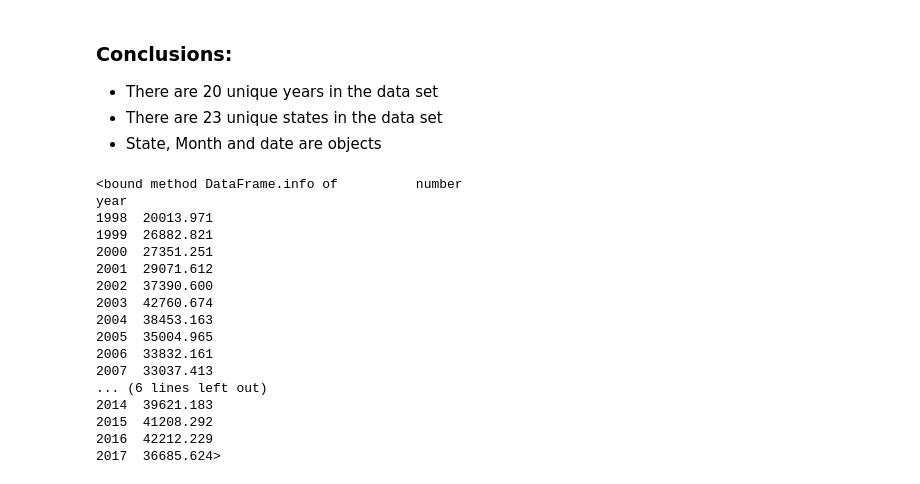
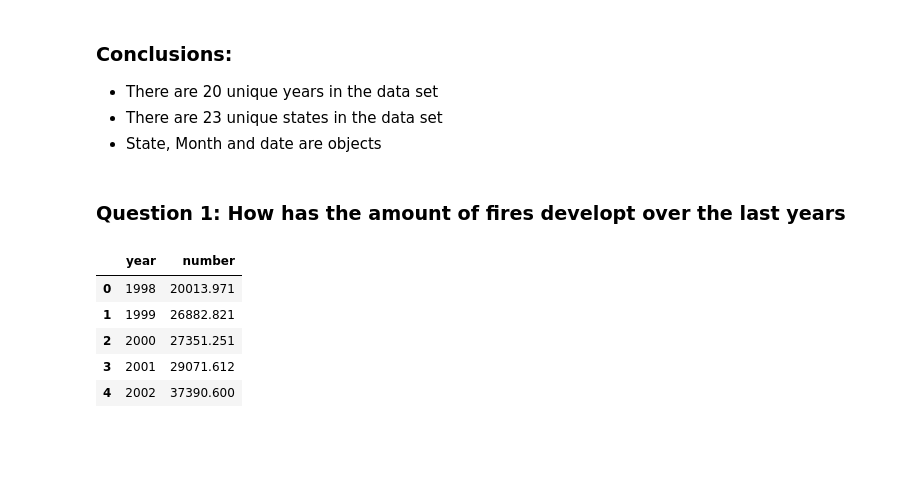
Before and after one commit to Bramvans/DEMO_PROJECTS, a Jupyter notebook: Brazil Forest Fires/Brazil Forest Fires Analysis.ipynb, the cells around one changed output. Saved outputs shown, nothing was run; the diff lists cells and outputs as text; code cells hidden in the pictures; blank space fills up the shorter version.

Commit message:
Updated Brazil Forest Fires

```diff
--- a/Brazil Forest Fires/Brazil Forest Fires Analysis.ipynb
+++ b/Brazil Forest Fires/Brazil Forest Fires Analysis.ipynb
@@ -25,7 +34,7 @@ import plotly.graph_objs as go
 ## Part 2: Import the dataset
 # %%
 #### Read in the data set ####
-df = pd.read_csv("C:\\Users\\schai495\\Desktop\\Brazil Forest Fires\\amazon.csv", sep=",", engine='python')
+df = pd.read_csv("C:\\Users\\schai495\\Documents\\GitHub\\DEMO_PROJECTS\\Brazil Forest Fires\\amazon.csv", sep=",", engine='python')
 # %% [markdown]
 ## Part 3: Exploratory Analysis
 This part is about getting to know our dataset
@@ -74,25 +83,17 @@ Dataset Shape: (6454, 5)
 - There are 20 unique years in the data set
 - There are 23 unique states in the data set
 - State, Month and date are objects
+# %% [markdown]
+### Question 1: How has the amount of fires developt over the last years
 # %%
-#### Count the variables and their respective distribution ####
+#### Count the fires by year and visualize ####
 YEAR = df.groupby(['year']).sum()
-YEAR.info
+YEAR = YEAR.reset_index()
+YEAR.head()
 # %% [output]
-<bound method DataFrame.info of          number
-year
-1998  20013.971
-1999  26882.821
-2000  27351.251
-2001  29071.612
-2002  37390.600
-2003  42760.674
-2004  38453.163
-2005  35004.965
-2006  33832.161
-2007  33037.413
-... (6 lines left out)
-2014  39621.183
-2015  41208.292
-2016  42212.229
-2017  36685.624>
+|  | year | number |
+| 0 | 1998 | 20013.971 |
+| 1 | 1999 | 26882.821 |
+| 2 | 2000 | 27351.251 |
+| 3 | 2001 | 29071.612 |
+| 4 | 2002 | 37390.600 |
```
Also changed, not shown: parts of 10 cells of this notebook.
